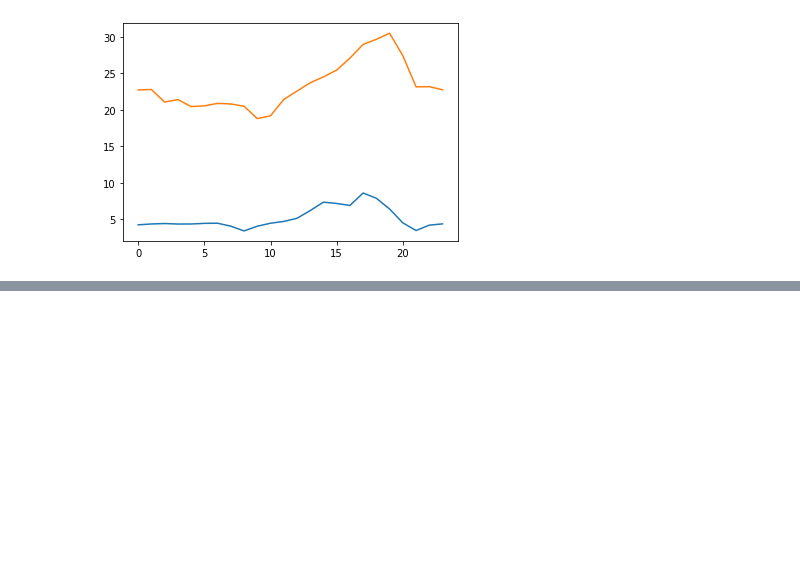
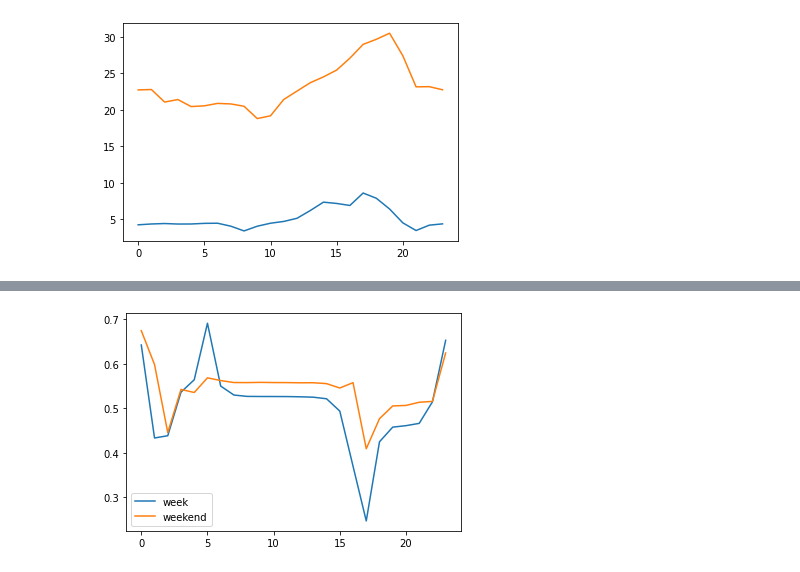
Before and after one commit to mathispuissant/StatApp, a Jupyter notebook: visualisation.ipynb, the cells around one changed output, grey strips where cells are left out. Saved outputs shown, nothing was run; the diff lists cells and outputs as text; code cells hidden in the pictures; blank space fills up the shorter version.

Commit message:
kmean

```diff
--- a/visualisation.ipynb
+++ b/visualisation.ipynb
@@ -169,0 +263,47 @@ NameError: name 'l' is not defined
+# %%
+df_id_name_capacity = df_station_info[["station_id", "name", "capacity"]]
+# %%
+velib_w_capacity = df_id_name_capacity.merge(velib, how = "inner", left_on = "station_id", right_on = "station_id")
+velib_w_capacity = velib_w_capacity[velib_w_capacity["capacity"] != 0]
+# %%
+Y = []
+X = [ pd.to_datetime(date, format = r"%m/%d/%y;%H:%M:%S") for date in velib_w_capacity.columns[3:]]
+
+
+for i in range(velib_w_capacity.shape[0]):
+
+
+    if i // 100 == 0:
+        print(i / 100)
+
+    y_week_mean = []
+    y_weekend_mean = []
+    y = [dictionary["mechanical"] + dictionary["ebike"] for dictionary in velib_w_capacity.iloc[i][3:]]
+
+    x, y_week, y_weekend = week_days_and_weekend_days(X, y)
+
+
+
+    for j in range(len(y_week)):
+        y_week_mean.append(np.mean(y_week[j]) / velib_w_capacity.iloc[i]["capacity"])
+        y_weekend_mean.append(np.mean(y_weekend[j]) / velib_w_capacity.iloc[i]["capacity"])
+
+    Y.append(np.transpose(np.array([y_week_mean, y_weekend_mean])))
+
+Y = np.array(Y)
+# %%
+from tslearn.clustering import TimeSeriesKMeans
+
+
+model = TimeSeriesKMeans(n_clusters=2, metric="dtw", max_iter=10)
+Fit = model.fit(Y)
+# %%
+
+cluster_1_week = [times[0] for times in Fit.cluster_centers_ [0]]
+cluster_1_weekend = [times[1] for times in Fit.cluster_centers_ [0]]
+plt.plot(x_T, cluster_1_week, label = "week")
+plt.plot(x_T,cluster_1_weekend, label = "weekend")
+plt.legend()
+plt.show()
+# %% [output]
+[figure, added]
```
Also changed, not shown: parts of 24 cells of this notebook.
